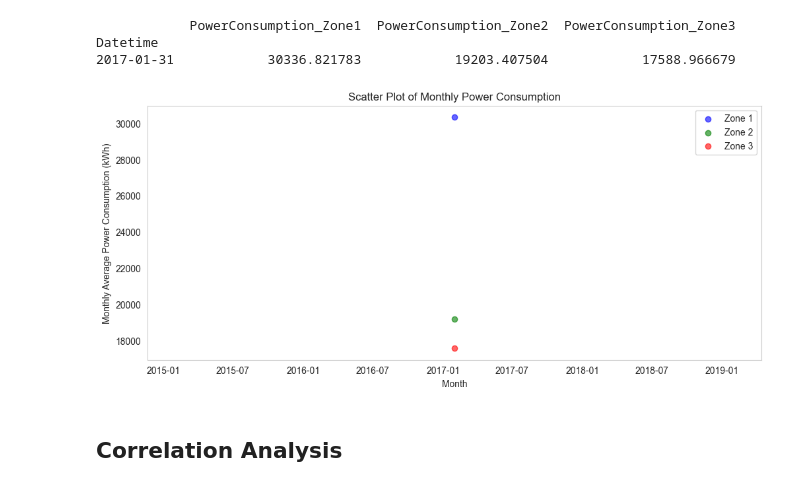
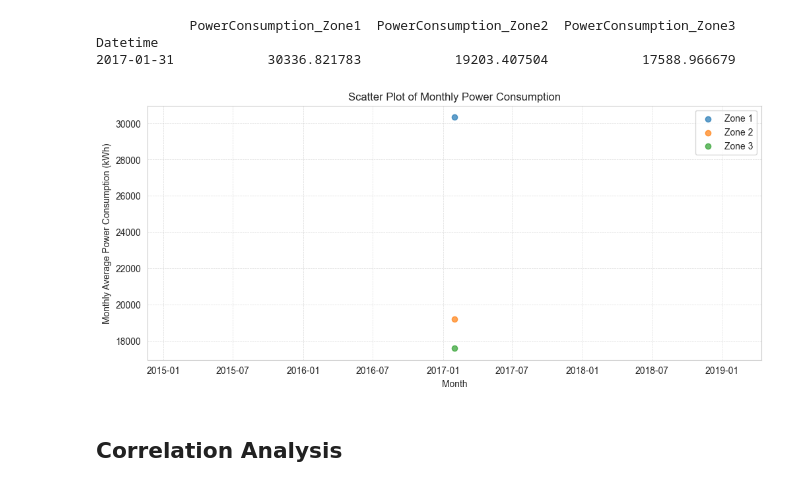
Before and after one commit to Kudo-Shinn/MATHEDA, a Jupyter notebook: Endterm/Exercise/Analyzing Trends and Patterns in Electric Power Consumption Data.ipynb, the cells around one changed output. Cells and saved outputs as stored; diff of their text form; code cells hidden in the pictures.

```diff
--- a/Endterm/Exercise/Analyzing Trends and Patterns in Electric Power Consumption Data.ipynb
+++ b/Endterm/Exercise/Analyzing Trends and Patterns in Electric Power Consumption Data.ipynb
@@ -220,20 +235,23 @@ Datetime
 # %%
 df_monthly = df.resample('ME').mean()
 
 plt.figure(figsize=(12, 5))
-plt.scatter(df_monthly.index, df_monthly['PowerConsumption_Zone1'], label="Zone 1", color='blue', alpha=0.6)
-plt.scatter(df_monthly.index, df_monthly['PowerConsumption_Zone2'], label="Zone 2", color='green', alpha=0.6)
-plt.scatter(df_monthly.index, df_monthly['PowerConsumption_Zone3'], label="Zone 3", color='red', alpha=0.6)
+
+plt.scatter(df_monthly.index, df_monthly['PowerConsumption_Zone1'], label="Zone 1", color='tab:blue', alpha=0.7)
+plt.scatter(df_monthly.index, df_monthly['PowerConsumption_Zone2'], label="Zone 2", color='tab:orange', alpha=0.7)
+plt.scatter(df_monthly.index, df_monthly['PowerConsumption_Zone3'], label="Zone 3", color='tab:green', alpha=0.7)
 
 plt.xlabel("Month")
 plt.ylabel("Monthly Average Power Consumption (kWh)")
 plt.title("Scatter Plot of Monthly Power Consumption")
+
 plt.legend()
-plt.grid()
+plt.grid(True, linestyle='--', linewidth=0.5, alpha=0.7)
+plt.gca().set_axisbelow(True)
 
 plt.show()
 # %% [output]
-[figure, old version]
+[figure, new version]
 # %% [markdown]
 ## Correlation Analysis
 # %% [markdown]
```
Also changed, not shown: parts of 5 cells of this notebook.
